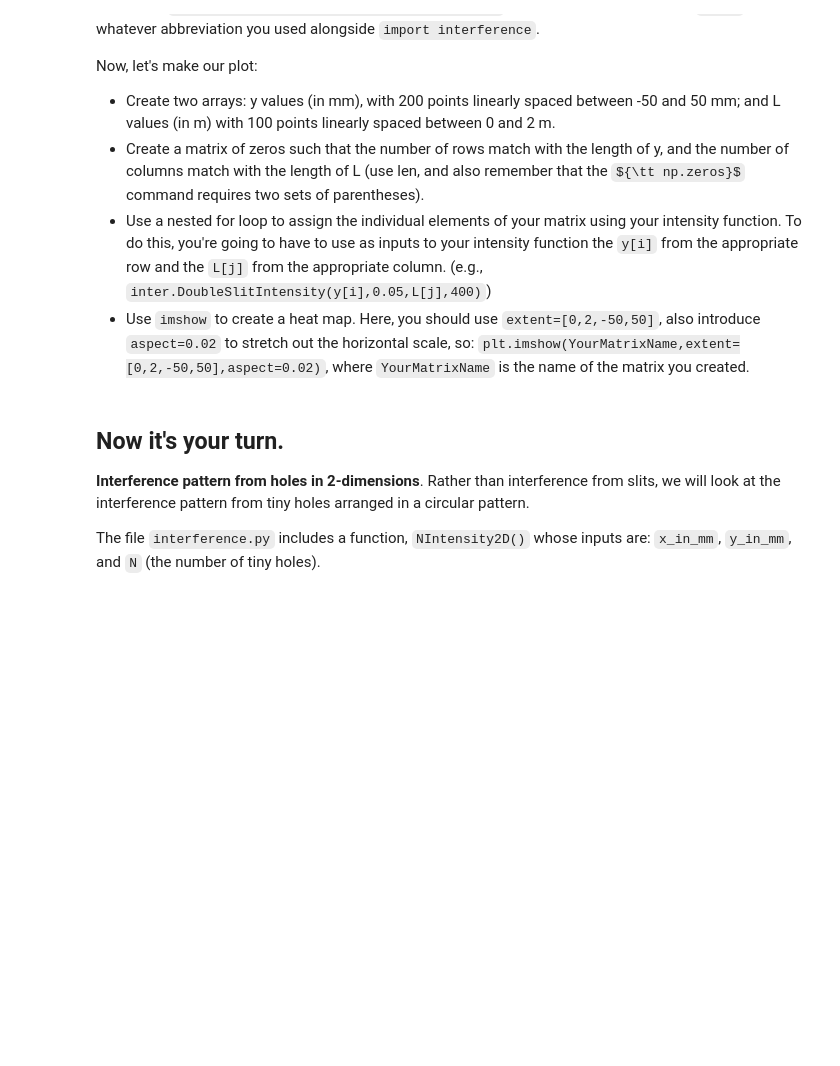
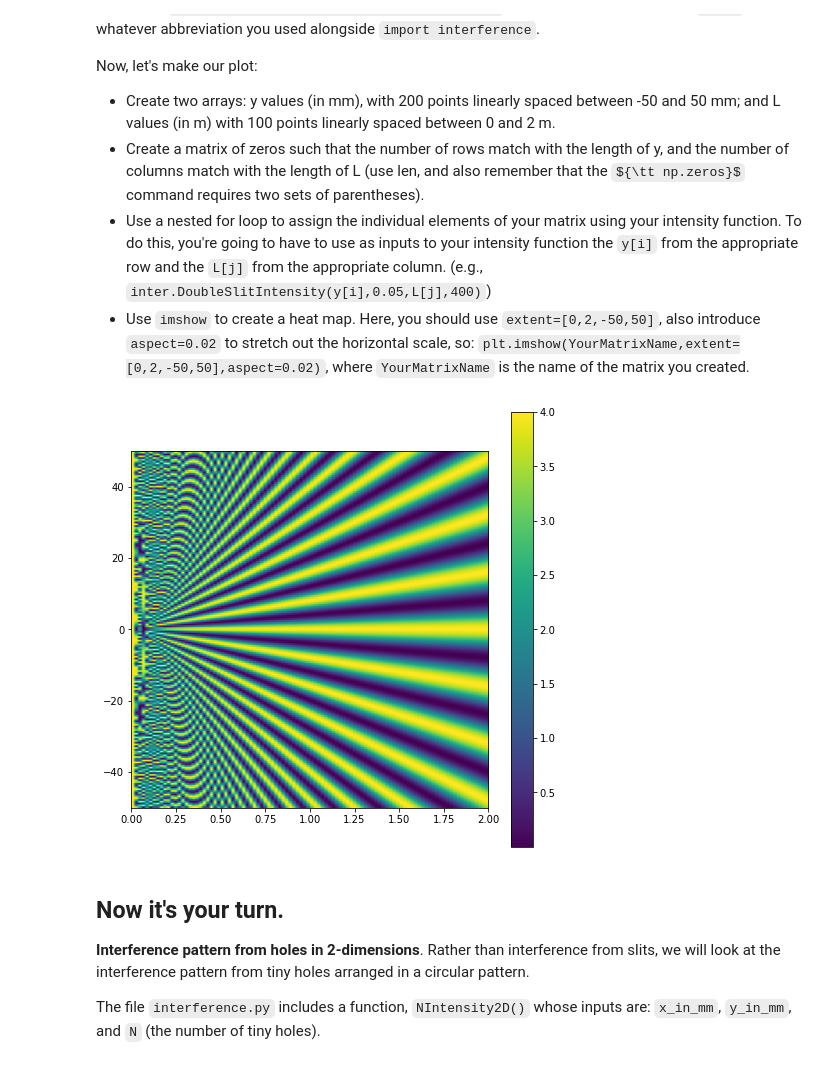
Before and after one commit to nuLABatUSD/IntroComputationLabs, a Jupyter notebook: Lab6_SP22.ipynb, the cells around one changed output. Cells and saved outputs as stored; diff of their text form; code cells hidden in the pictures; some formulas as TeX source; blank space fills up the shorter version.

```diff
--- a/Lab6_SP22.ipynb
+++ b/Lab6_SP22.ipynb
@@ -95,6 +126,21 @@ Now, let's make our plot:
 - Create a matrix of zeros such that the number of rows match with the length of y, and the number of columns match with the length of L (use len, and also remember that the ${\tt np.zeros}$ command requires two sets of parentheses).
 - Use a nested for loop to assign the individual elements of your matrix using your intensity function.  To do this, you're going to have to use as inputs to your intensity function the ``y[i]`` from the appropriate row and the ``L[j]`` from the appropriate column.  (e.g., ``inter.DoubleSlitIntensity(y[i],0.05,L[j],400)``)
 - Use ``imshow`` to create a heat map.  Here, you should use ``extent=[0,2,-50,50]``, also introduce ``aspect=0.02`` to stretch out the horizontal scale, so: ``plt.imshow(YourMatrixName,extent=[0,2,-50,50],aspect=0.02)``, where ``YourMatrixName`` is the name of the matrix you created.
+# %%
+y_values = np.linspace(-50, 50, 200)
+L_values = np.linspace(0, 2, 100)
+M_values = np.zeros((len(y_values), len(L_values)))
+
+for i in range(len(y_values)):
+    for j in range(len(L_values)):
+        M_values[i,j] = intfer.DoubleSlitIntensity(y_values[i], .05, L_values[j], 400)
+
+plt.figure(figsize = (8,8))
+plt.imshow(M_values, extent= [0,2,-50,50], aspect=0.02)
+plt.colorbar()
+plt.show()
+# %% [output]
+[figure, added]
 # %% [markdown]
 ## Now it's your turn.
 **Interference pattern from holes in 2-dimensions**.  Rather than interference from slits, we will look at the interference pattern from tiny holes arranged in a circular pattern.
```
Also changed, not shown: parts of 11 cells of this notebook.
